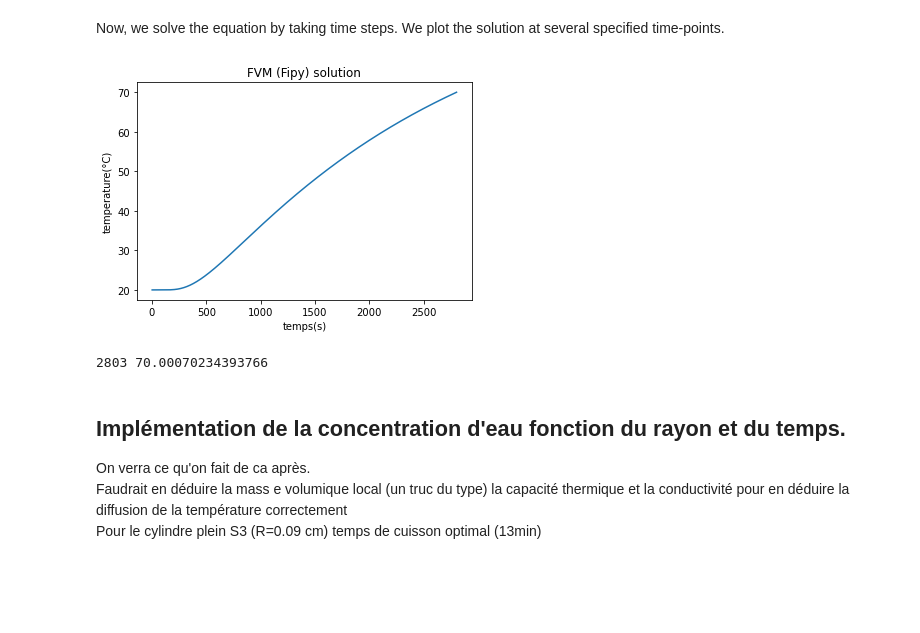
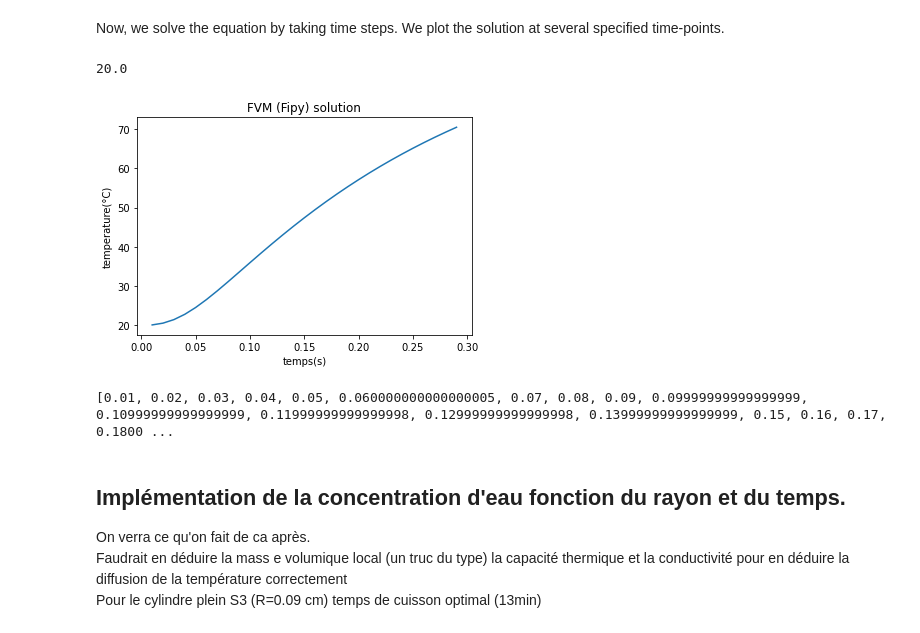
Before and after one commit to cyRi-Le/thermo, a Jupyter notebook: thermo.ipynb, the cells around one changed output. Saved outputs shown, nothing was run; the diff lists cells and outputs as text; code cells hidden in the pictures; blank space fills up the shorter version.

```diff
--- a/thermo.ipynb
+++ b/thermo.ipynb
@@ -101,3 +94,8 @@ mesh = fp.CylindricalGrid1D(nr = 50, Lr = 1.0)
+# %%
+nr=50
+Lr=.01
+dr=Lr/nr
+mesh = fp.CylindricalGrid1D(nr = nr, dr=dr)
 # %%
 c = fp.CellVariable(mesh = mesh, value = 20.0)
 # %% [markdown]
@@ -113,23 +111,23 @@ Now, we solve the equation by taking time steps. We plot the solution at several
 # %%
 t=[]
 Temperature=[]
 to=0
-ddt=1
+ddt=0.01
 while c.value[Nterm]<70:
     c.mesh.cellCenters.value[0]
     eq.solve(dt = ddt)
     to+=ddt
     t.append(to)
     Temperature.append(c.value[Nterm])
 plt.plot(t,Temperature)
 plt.xlabel('temps(s)')
 plt.ylabel('temperature(°C)')
 plt.title('FVM (Fipy) solution')
 plt.show()
-print(t[-1],Temperature[-1])
 # %% [output]
+20.0
-[figure, old version]
+[figure, new version]
-2803 70.00070234393766
+[0.01, 0.02, 0.03, 0.04, 0.05, 0.060000000000000005, 0.07, 0.08, 0.09, 0.09999999999999999, 0.10999999999999999, 0.11999999999999998, 0.12999999999999998, 0.13999999999999999, 0.15, 0.16, 0.17, 0.1800 ...
 # %% [markdown]
 ## Implémentation de la concentration d'eau fonction du rayon et du temps.
 On verra ce qu'on fait de ca après.\
```
Also changed, not shown: parts of 6 cells of this notebook.
